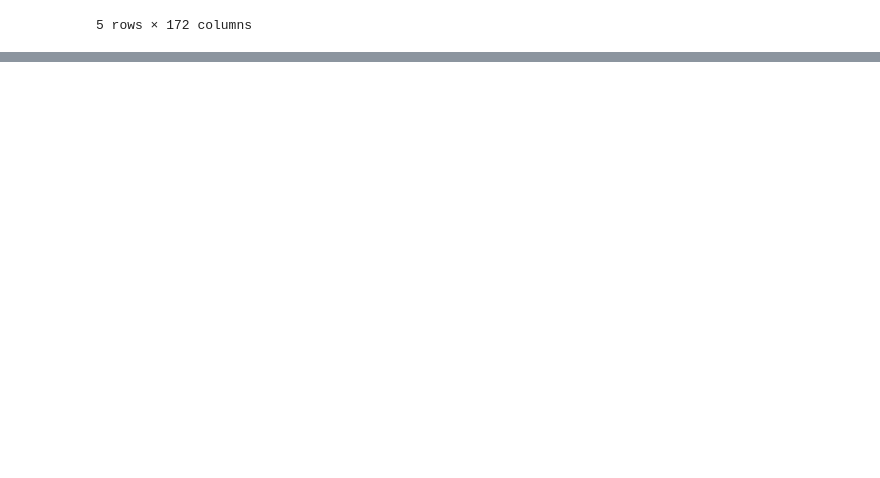
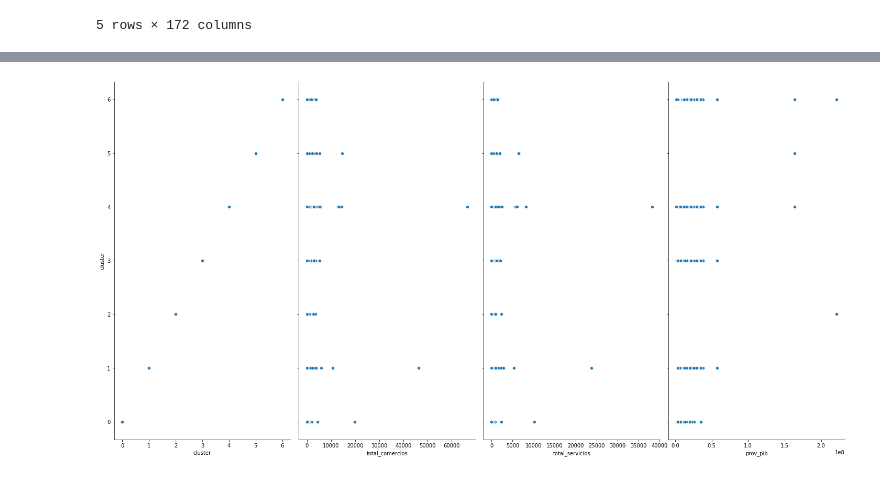
Before and after one commit to patcalsi/Exodus_urbano, a Jupyter notebook: data/kmeans.ipynb, the cells around one changed output, grey strips where cells are left out. Cells and saved outputs as stored; diff of their text form; code cells hidden in the pictures; blank space fills up the shorter version.

```diff
--- a/data/kmeans.ipynb
+++ b/data/kmeans.ipynb
@@ -287,0 +430,6 @@ df_kmeans_filtrado.to_csv("df_kmeans_filtrado.csv")
+# %%
+p = sns.pairplot(data=df, size=10, aspect=0.5, height=30,
+                  y_vars=['cluster'],
+                  x_vars=['cluster', 'total_comercios', 'total_servicios','prov_pib'])
+# %% [output]
+[figure, added]
```
Also changed, not shown: parts of 16 cells of this notebook.
